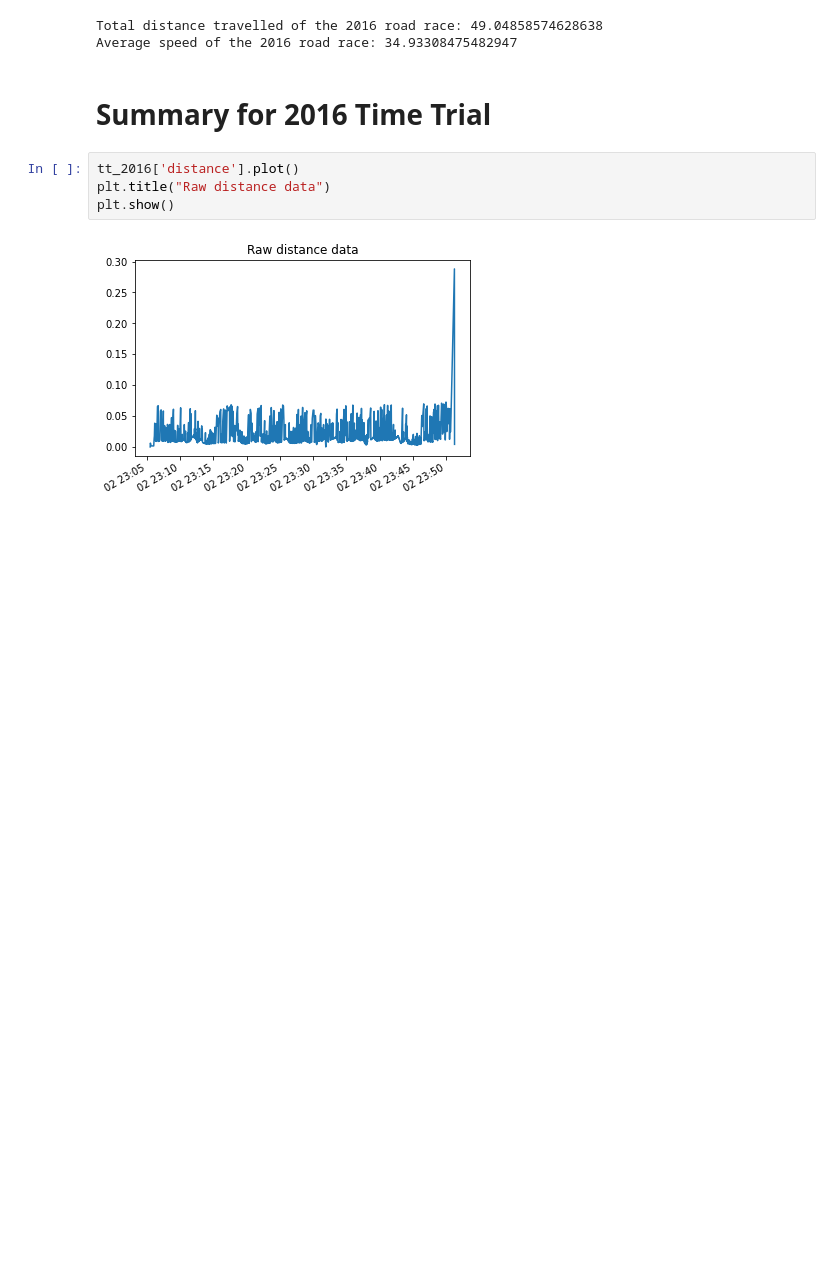
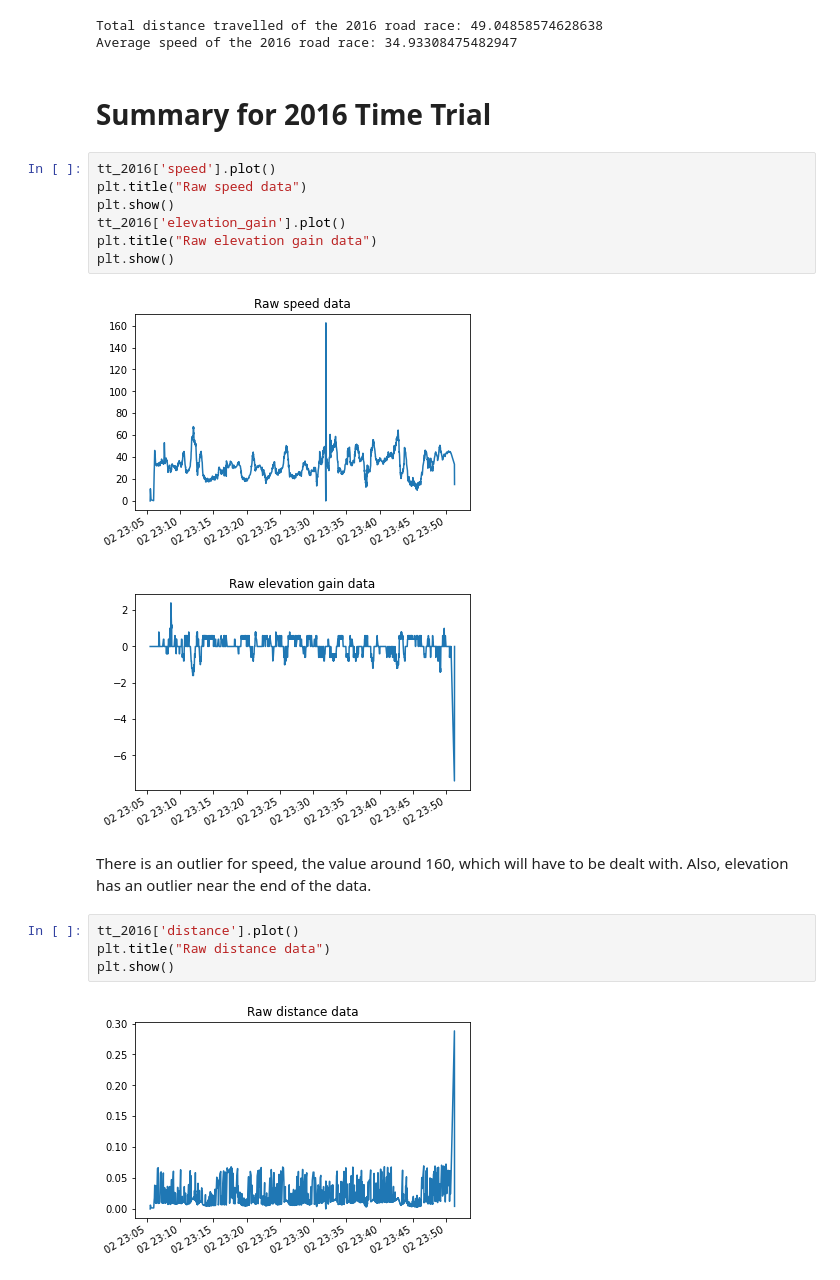
Before and after one commit to MQCOMP2200-S2-2021/data-science-portfolio-MQ-NickW, a Jupyter notebook: Portfolio 1.ipynb, the cells around one changed output. Drawn from its saved outputs; the diff is of its cells as text; blank space fills up the shorter version.

```diff
--- a/Portfolio 1.ipynb
+++ b/Portfolio 1.ipynb
@@ -99,6 +99,18 @@ Total distance travelled of the 2016 road race: 49.04858574628638
 Average speed of the 2016 road race: 34.93308475482947
 # %% [markdown]
 # Summary for 2016 Time Trial
+# %%
+tt_2016['speed'].plot()
+plt.title("Raw speed data")
+plt.show()
+tt_2016['elevation_gain'].plot()
+plt.title("Raw elevation gain data")
+plt.show()
+# %% [output]
+[figure, added]
+[figure, added]
+# %% [markdown]
+There is an outlier for speed, the value around 160, which will have to be dealt with. Also, elevation has an outlier near the end of the data.
 # %%
 tt_2016['distance'].plot()
 plt.title("Raw distance data")
```
Also changed, not shown: parts of 8 cells of this notebook.
